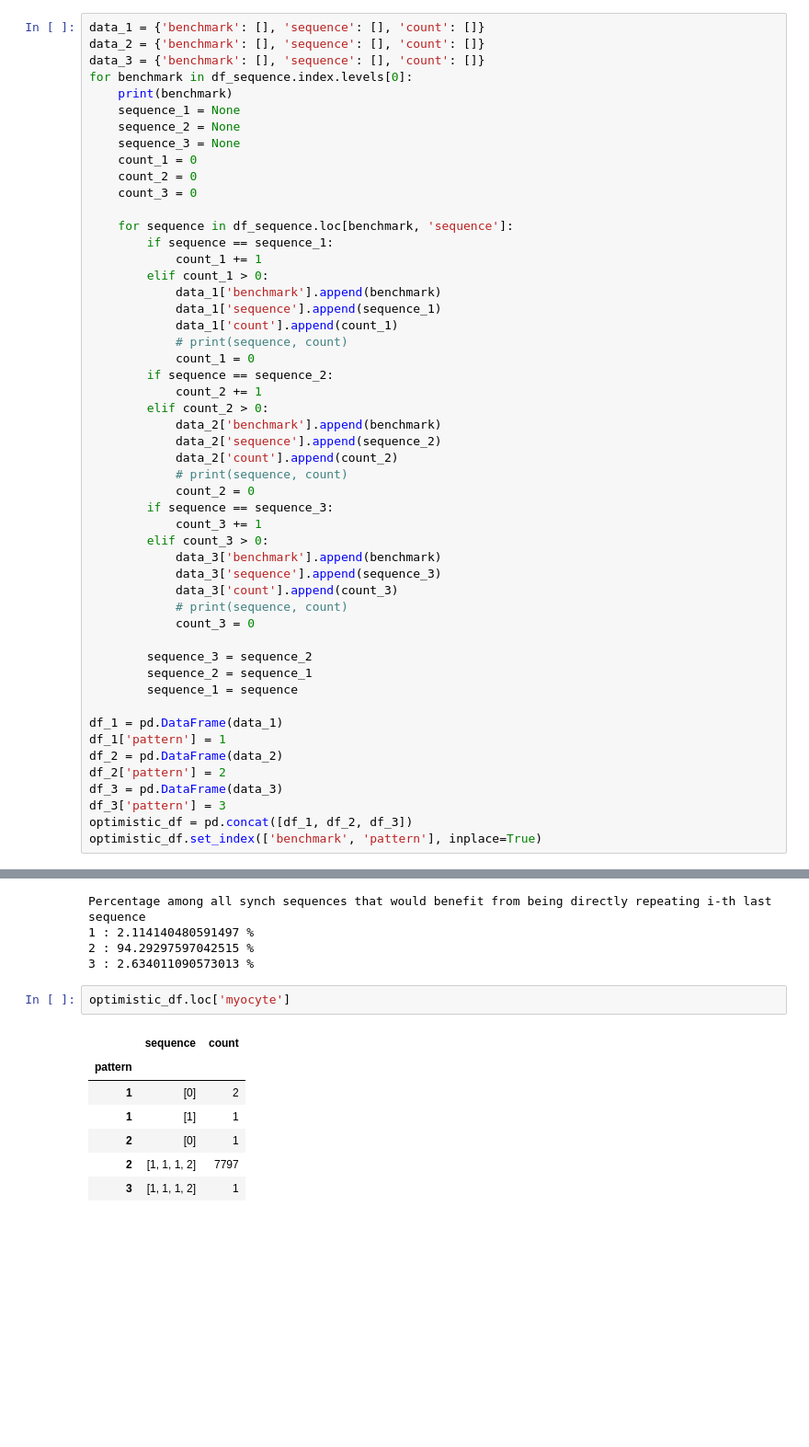
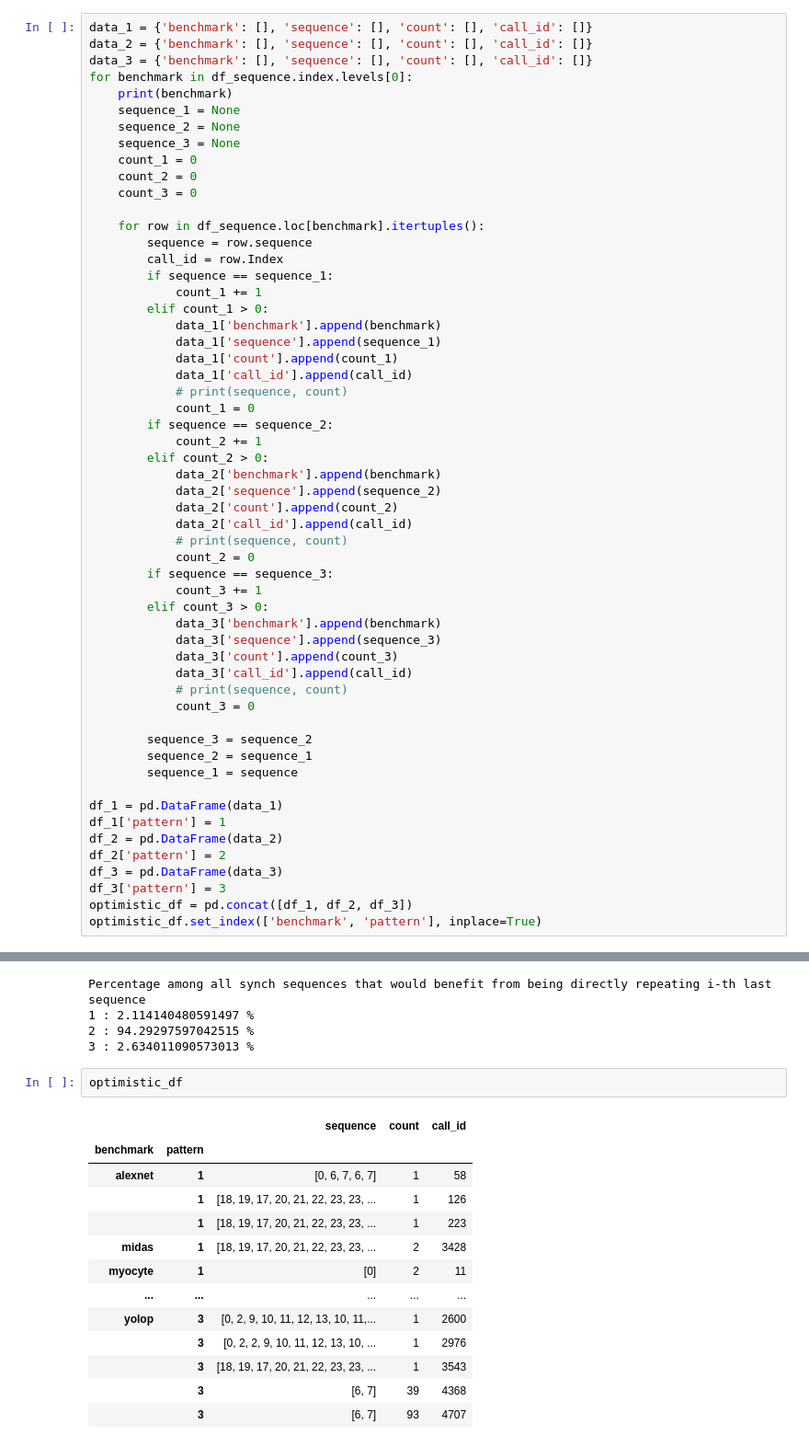
Before and after one commit to spcl/gpuless-thesis, a Jupyter notebook: optimistic-execution-analysis/analysis.ipynb, the cells around one changed output, grey strips where cells are left out. Shown at 92% size. Saved outputs shown, nothing was run; the diff lists cells and outputs as text; blank space fills up the shorter version.

```diff
--- a/optimistic-execution-analysis/analysis.ipynb
+++ b/optimistic-execution-analysis/analysis.ipynb
@@ -235,9 +237,9 @@ Index(['alexnet', 'midas', 'myocyte', 'pathfinder', 'resnet50-py',
        'resnext101', 'srad_v1', 'vgg19', 'yolop'],
       dtype='object', name='benchmark')
 # %%
-data_1 = {'benchmark': [], 'sequence': [], 'count': []}
-data_2 = {'benchmark': [], 'sequence': [], 'count': []}
-data_3 = {'benchmark': [], 'sequence': [], 'count': []}
+data_1 = {'benchmark': [], 'sequence': [], 'count': [], 'call_id': []}
+data_2 = {'benchmark': [], 'sequence': [], 'count': [], 'call_id': []}
+data_3 = {'benchmark': [], 'sequence': [], 'count': [], 'call_id': []}
 for benchmark in df_sequence.index.levels[0]:
     print(benchmark)
     sequence_1 = None
@@ -247,13 +249,16 @@ for benchmark in df_sequence.index.levels[0]:
     count_2 = 0
     count_3 = 0
 
-    for sequence in df_sequence.loc[benchmark, 'sequence']:
+    for row in df_sequence.loc[benchmark].itertuples():
+        sequence = row.sequence
+        call_id = row.Index
         if sequence == sequence_1:
             count_1 += 1
         elif count_1 > 0:
             data_1['benchmark'].append(benchmark)
             data_1['sequence'].append(sequence_1)
             data_1['count'].append(count_1)
+            data_1['call_id'].append(call_id)
             # print(sequence, count)
             count_1 = 0
         if sequence == sequence_2:
@@ -262,6 +267,7 @@ for benchmark in df_sequence.index.levels[0]:
             data_2['benchmark'].append(benchmark)
             data_2['sequence'].append(sequence_2)
             data_2['count'].append(count_2)
+            data_2['call_id'].append(call_id)
             # print(sequence, count)
             count_2 = 0
         if sequence == sequence_3:
@@ -270,6 +276,7 @@ for benchmark in df_sequence.index.levels[0]:
             data_3['benchmark'].append(benchmark)
             data_3['sequence'].append(sequence_3)
             data_3['count'].append(count_3)
+            data_3['call_id'].append(call_id)
             # print(sequence, count)
             count_3 = 0
 
@@ -306,12 +313,18 @@ Percentage among all synch sequences that would benefit from being directly repe
 2 : 94.29297597042515 %
 3 : 2.634011090573013 %
 # %%
-optimistic_df.loc['myocyte']
+optimistic_df
 # %% [output]
-|  | sequence | count |
-| pattern |  |  |
-| 1 | [0] | 2 |
-| 1 | [1] | 1 |
-| 2 | [0] | 1 |
-| 2 | [1, 1, 1, 2] | 7797 |
-| 3 | [1, 1, 1, 2] | 1 |
+|  |  | sequence | count | call_id |
+| benchmark | pattern |  |  |  |
+| alexnet | 1 | [0, 6, 7, 6, 7] | 1 | 58 |
+|  | 1 | [18, 19, 17, 20, 21, 22, 23, 23, ... | 1 | 126 |
+|  | 1 | [18, 19, 17, 20, 21, 22, 23, 23, ... | 1 | 223 |
+| midas | 1 | [18, 19, 17, 20, 21, 22, 23, 23, ... | 2 | 3428 |
+| myocyte | 1 | [0] | 2 | 11 |
+| ... | ... | ... | ... | ... |
+| yolop | 3 | [0, 2, 9, 10, 11, 12, 13, 10, 11,... | 1 | 2600 |
+|  | 3 | [0, 2, 2, 9, 10, 11, 12, 13, 10, ... | 1 | 2976 |
+|  | 3 | [18, 19, 17, 20, 21, 22, 23, 23, ... | 1 | 3543 |
+|  | 3 | [6, 7] | 39 | 4368 |
+|  | 3 | [6, 7] | 93 | 4707 |
```
Also changed, not shown: parts of 24 cells of this notebook.
